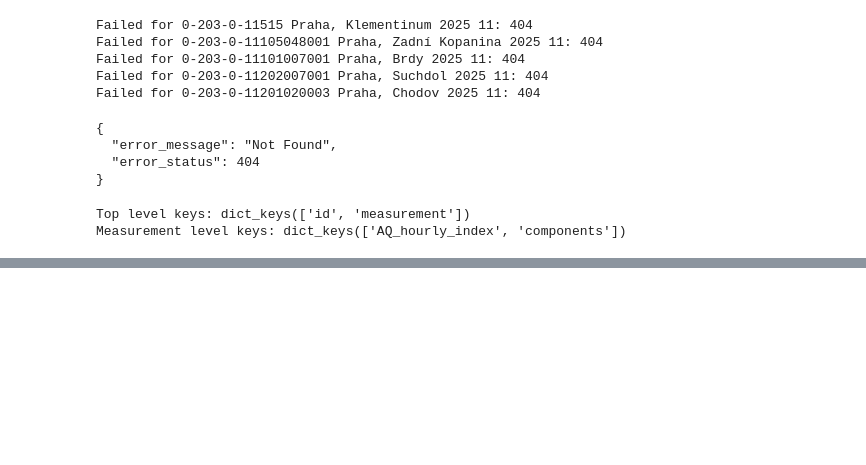
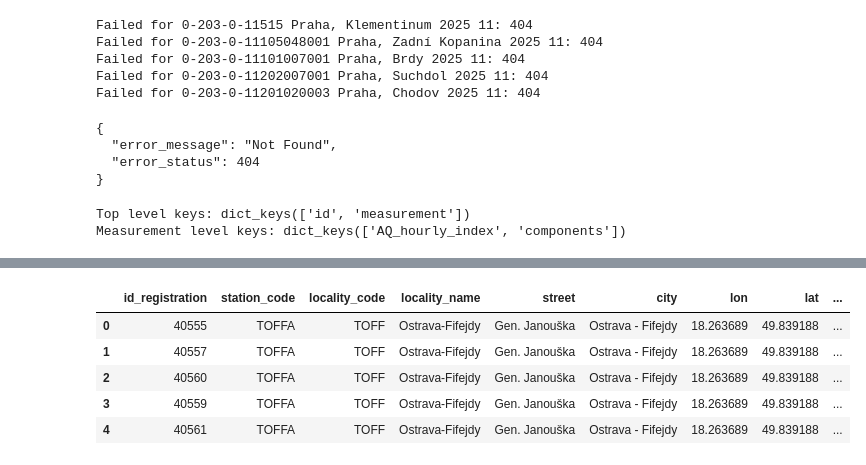
Before and after one commit to jayjay7788/Data-Processing-in-Python---Project, a Jupyter notebook: notebooks/project API draft.ipynb, the cells around one changed output, grey strips where cells are left out. Saved outputs shown, nothing was run; the diff lists cells and outputs as text; code cells hidden in the pictures; blank space fills up the shorter version.

```diff
--- a/notebooks/project API draft.ipynb
+++ b/notebooks/project API draft.ipynb
@@ -422,27 +450,32 @@ def download_latest_data(data_dir_url):
 # %%
-def download_metadata(metadata_url):
-    response = requests.get(metadata_url, timeout=60)
-    response.raise_for_status()
-    metadata = response.json()
-
+def download_airquality_metadata(metadata_url="https://opendata.chmi.cz/air_quality/recent/metadata/metadata.json", out_path: Path|str = RAW_DIR / "airquality_CHMI_stations_metadata.csv"):
+    out_path = Path(out_path)
+    out_path.parent.mkdir(parents=True, exist_ok=True)
+    resp = requests.get(metadata_url, timeout=60)
+    resp.raise_for_status()
+    metadata = resp.json()
     mapping_list = []
-
     localities = metadata.get("data", {}).get("Localities", [])
-
     for locality in localities:
-        lon = locality.get("Localization").get("LonAsNumber")
-        lat = locality.get("Localization").get("LatAsNumber")
-        alt = locality.get("Localization").get("Alt")
-        street = locality.get("Address").get("Street")
-        city = locality.get("Address").get("City")
-        programs = locality.get("MeasuringPrograms")
+        loc_code = locality.get("LocalityCode", {})
+        loc_name = locality.get("Name", {})
+        loc = locality.get("Localization", {})
+        lon = loc.get("LonAsNumber")
+        lat = loc.get("LatAsNumber")
+        alt = loc.get("Alt")
+        addr = locality.get("Address", {})
+        street = addr.get("Street")
+        city = addr.get("City")
+        programs = locality.get("MeasuringPrograms", [])
         for program in programs:
             station_code = program.get("Code")
-            measurements = program.get("Measurements")
+            measurements = program.get("Measurements", [])
             for measurement in measurements:
                 row = {
                     "id_registration": measurement.get("IdRegistration"),
                     "station_code": station_code,
+                    "locality_code": loc_code,
+                    "locality_name": loc_name,
                     "street": street,
                     "city": city,
                     "lon": lon,
@@ -450,9 +483,11 @@ def download_metadata(metadata_url):
                     "alt": alt,
                     "component_code": measurement.get("ComponentCode"),
                     "component_name": measurement.get("ComponentName"),
-                    "unit": measurement.get("UnitAsASCII")
+                    "unit": measurement.get("UnitAsASCII"),
                 }
                 mapping_list.append(row)
+    df_mapping = pd.DataFrame(mapping_list)
+    df_mapping.to_csv(out_path, index=False, encoding="utf-8-sig")
+    return df_mapping
 
-    df_mapping = pd.DataFrame(mapping_list)
-    df_mapping.to_csv("data/airquality_CHMI_stations_metadata.csv", index=False, encoding="utf-8-sig")
+air_qual_meta = download_air_quality_metadata()
@@ -467,0 +494,9 @@ Downloading raw data from: airquality_1h_avg_CZ_2026042916.csv
+# %%
+air_qual_meta.head()
+# %% [output]
+|  | id_registration | station_code | locality_code | locality_name | street | city | lon | lat | ... |
+| 0 | 40555 | TOFFA | TOFF | Ostrava-Fifejdy | Gen. Janouška | Ostrava - Fifejdy | 18.263689 | 49.839188 | ... |
+| 1 | 40557 | TOFFA | TOFF | Ostrava-Fifejdy | Gen. Janouška | Ostrava - Fifejdy | 18.263689 | 49.839188 | ... |
+| 2 | 40560 | TOFFA | TOFF | Ostrava-Fifejdy | Gen. Janouška | Ostrava - Fifejdy | 18.263689 | 49.839188 | ... |
+| 3 | 40559 | TOFFA | TOFF | Ostrava-Fifejdy | Gen. Janouška | Ostrava - Fifejdy | 18.263689 | 49.839188 | ... |
+| 4 | 40561 | TOFFA | TOFF | Ostrava-Fifejdy | Gen. Janouška | Ostrava - Fifejdy | 18.263689 | 49.839188 | ... |
```
Also changed, not shown: parts of 25 cells of this notebook.
